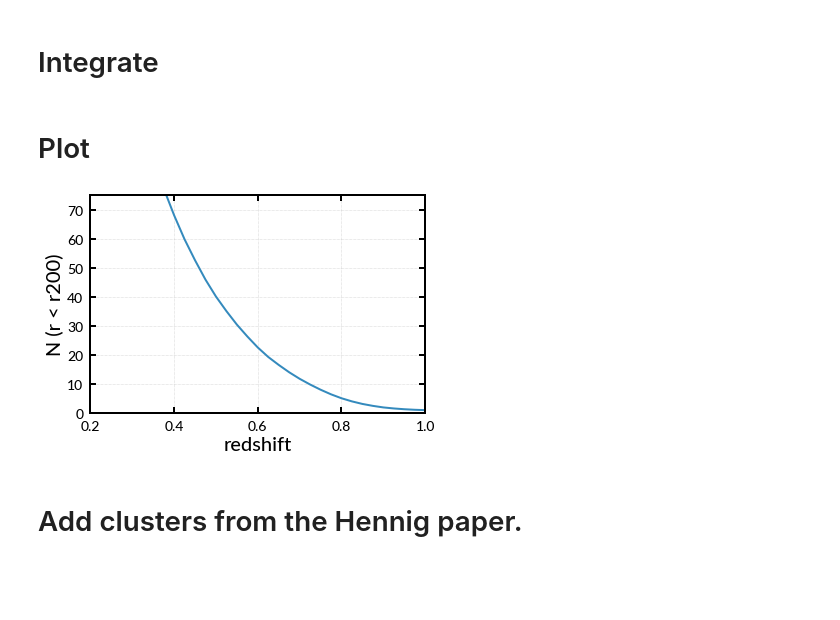
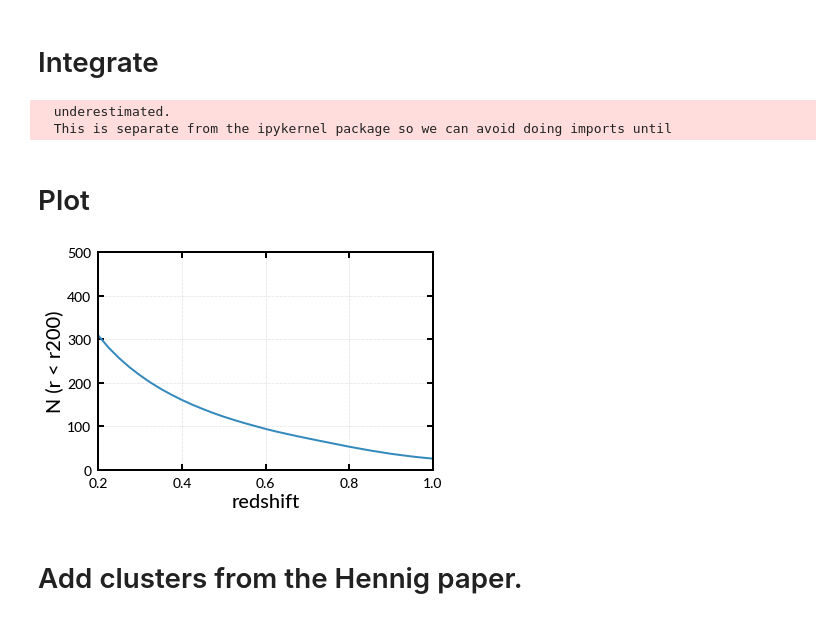
Before and after one commit to boada/planckClusters, a Jupyter notebook: analysis_ir/notebooks/04a. Liu et al -- full.ipynb, the cells around one changed output. Cells and saved outputs as stored; diff of their text form; code cells hidden in the pictures; blank space fills up the shorter version.

```diff
--- a/analysis_ir/notebooks/04a. Liu et al -- full.ipynb
+++ b/analysis_ir/notebooks/04a. Liu et al -- full.ipynb
@@ -95,7 +95,7 @@ M200 = 1e15 * u.solMass
 V200 = M200/ (200 * rho_crit(zs, cosmo))
 
 # calculate the abs mag of our limiting magnitude as a function of z
-mlim = 21.2
+mlim = 23
 Mlim = mlim - cosmo.distmod(zs).value - model.get_kcorrects(zf, filters='i', zs=zs)
 
 # Calculate the M_star values
@@ -112,19 +112,22 @@ LF = []
 for phi, a, M_star, M_lim in zip(phi_star, alpha, Mstar, Mlim):
     y, err = quad(schechterM, -np.inf, M_lim, args=(phi, a, M_star))
     LF.append(y)
+# %% [output]
+  underestimated.
+  This is separate from the ipykernel package so we can avoid doing imports until
 # %% [markdown]
 # Plot
 # %%
 plt.plot(zs, (LF * V200.value + 1) * fr)
 ax = plt.gca()
-ax.set_yticks(np.arange(0, 75, 10))
+#ax.set_yticks(np.arange(0, 75, 10))
 plt.xlim(0.2, 1)
-plt.ylim(0, 75)
+plt.ylim(0, 500)
 plt.xlabel('redshift')
 plt.ylabel('N (r < r200)')
 plt.grid()
 # %% [output]
-[figure, old version]
+[figure, new version]
 # %% [markdown]
 # Add clusters from the Hennig paper.
 # %%
```
